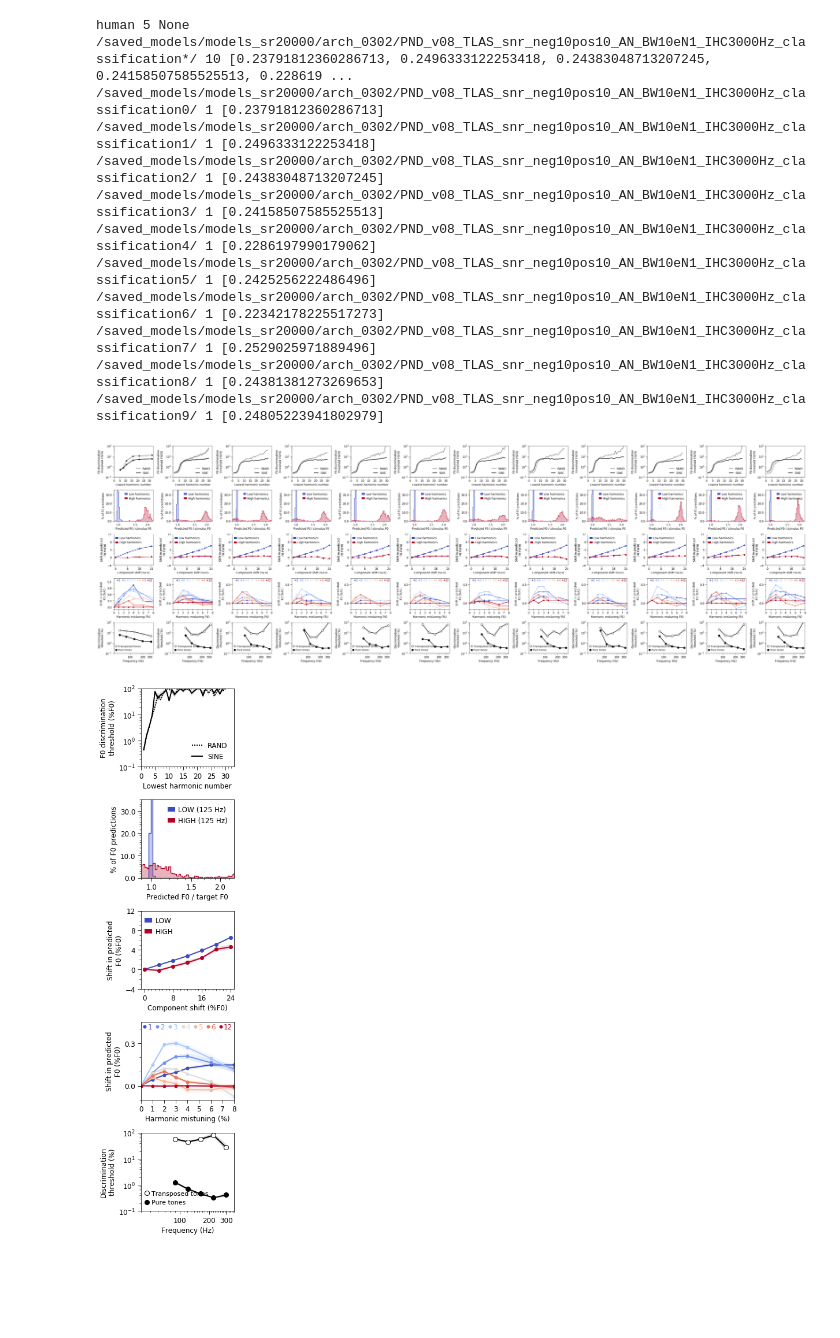
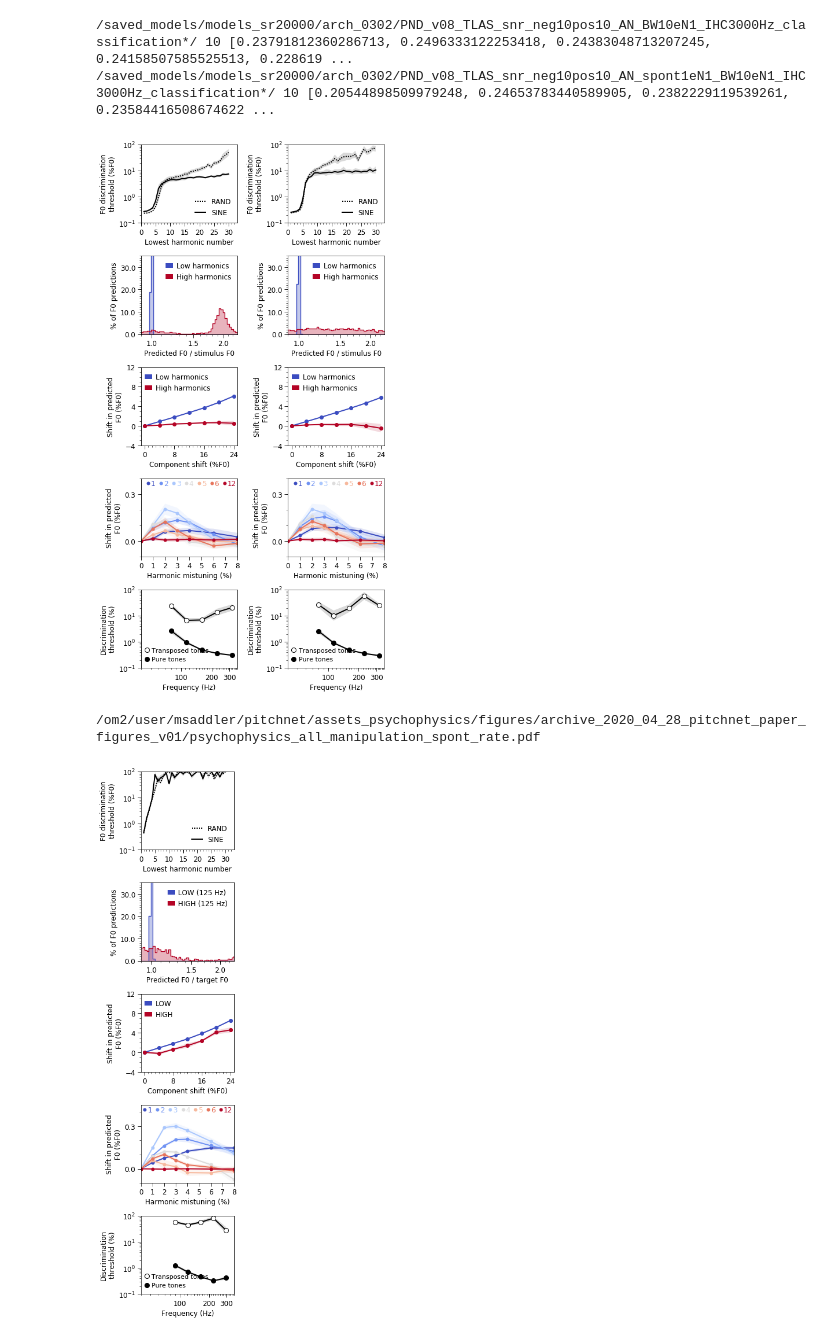
Before and after one commit to msaddler/pitchnet, a Jupyter notebook: assets_psychophysics/notebook_figures_poster.ipynb, the cells around one changed output. Cells and saved outputs as stored; diff of their text form; code cells hidden in the pictures; blank space fills up the shorter version.

Commit message:
re-running all psychophysics with max_pct_diff=100/6; regenerating figures

```diff
--- a/assets_psychophysics/notebook_figures_poster.ipynb
+++ b/assets_psychophysics/notebook_figures_poster.ipynb
@@ -85,16 +85,16 @@ list_regex_model_dir = [
 #     '/om/scratch/*/msaddler/pitchnet/saved_models/arch_search_v01_spont070_BW10eN1_IHC3000Hz_IHC7order/arch_*/',
 #     '/om/scratch/*/msaddler/pitchnet/saved_models/arch_search_v01_spont070_BW20eN1_IHC3000Hz_IHC7order/arch_*/',
 
-    '/saved_models/models_sr20000/arch_0302/PND_v08_TLAS_snr_neg10pos10_AN_BW10eN1_IHC3000Hz_classification0/',
-    '/saved_models/models_sr20000/arch_0302/PND_v08_TLAS_snr_neg10pos10_AN_BW10eN1_IHC3000Hz_classification1/',
-    '/saved_models/models_sr20000/arch_0302/PND_v08_TLAS_snr_neg10pos10_AN_BW10eN1_IHC3000Hz_classification2/',
-    '/saved_models/models_sr20000/arch_0302/PND_v08_TLAS_snr_neg10pos10_AN_BW10eN1_IHC3000Hz_classification3/',
-    '/saved_models/models_sr20000/arch_0302/PND_v08_TLAS_snr_neg10pos10_AN_BW10eN1_IHC3000Hz_classification4/',
-    '/saved_models/models_sr20000/arch_0302/PND_v08_TLAS_snr_neg10pos10_AN_BW10eN1_IHC3000Hz_classification5/',
-    '/saved_models/models_sr20000/arch_0302/PND_v08_TLAS_snr_neg10pos10_AN_BW10eN1_IHC3000Hz_classification6/',
-    '/saved_models/models_sr20000/arch_0302/PND_v08_TLAS_snr_neg10pos10_AN_BW10eN1_IHC3000Hz_classification7/',
-    '/saved_models/models_sr20000/arch_0302/PND_v08_TLAS_snr_neg10pos10_AN_BW10eN1_IHC3000Hz_classification8/',
-    '/saved_models/models_sr20000/arch_0302/PND_v08_TLAS_snr_neg10pos10_AN_BW10eN1_IHC3000Hz_classification9/',
+#     '/saved_models/models_sr20000/arch_0302/PND_v08_TLAS_snr_neg10pos10_AN_BW10eN1_IHC3000Hz_classification0/',
+#     '/saved_models/models_sr20000/arch_0302/PND_v08_TLAS_snr_neg10pos10_AN_BW10eN1_IHC3000Hz_classification1/',
+#     '/saved_models/models_sr20000/arch_0302/PND_v08_TLAS_snr_neg10pos10_AN_BW10eN1_IHC3000Hz_classification2/',
+#     '/saved_models/models_sr20000/arch_0302/PND_v08_TLAS_snr_neg10pos10_AN_BW10eN1_IHC3000Hz_classification3/',
+#     '/saved_models/models_sr20000/arch_0302/PND_v08_TLAS_snr_neg10pos10_AN_BW10eN1_IHC3000Hz_classification4/',
+#     '/saved_models/models_sr20000/arch_0302/PND_v08_TLAS_snr_neg10pos10_AN_BW10eN1_IHC3000Hz_classification5/',
+#     '/saved_models/models_sr20000/arch_0302/PND_v08_TLAS_snr_neg10pos10_AN_BW10eN1_IHC3000Hz_classification6/',
+#     '/saved_models/models_sr20000/arch_0302/PND_v08_TLAS_snr_neg10pos10_AN_BW10eN1_IHC3000Hz_classification7/',
+#     '/saved_models/models_sr20000/arch_0302/PND_v08_TLAS_snr_neg10pos10_AN_BW10eN1_IHC3000Hz_classification8/',
+#     '/saved_models/models_sr20000/arch_0302/PND_v08_TLAS_snr_neg10pos10_AN_BW10eN1_IHC3000Hz_classification9/',
 
 ]
 
@@ -164,18 +164,8 @@ for regex_model_dir in list_regex_model_dir:
     list_dict_results_dicts.append(dict_results_dicts)
     print(regex_model_dir, len(list_model_dir), list_valid_metric)
 # %% [output]
-human 5 None
 /saved_models/models_sr20000/arch_0302/PND_v08_TLAS_snr_neg10pos10_AN_BW10eN1_IHC3000Hz_classification*/ 10 [0.23791812360286713, 0.2496333122253418, 0.24383048713207245, 0.24158507585525513, 0.228619 ...
-/saved_models/models_sr20000/arch_0302/PND_v08_TLAS_snr_neg10pos10_AN_BW10eN1_IHC3000Hz_classification0/ 1 [0.23791812360286713]
-/saved_models/models_sr20000/arch_0302/PND_v08_TLAS_snr_neg10pos10_AN_BW10eN1_IHC3000Hz_classification1/ 1 [0.2496333122253418]
-/saved_models/models_sr20000/arch_0302/PND_v08_TLAS_snr_neg10pos10_AN_BW10eN1_IHC3000Hz_classification2/ 1 [0.24383048713207245]
-/saved_models/models_sr20000/arch_0302/PND_v08_TLAS_snr_neg10pos10_AN_BW10eN1_IHC3000Hz_classification3/ 1 [0.24158507585525513]
-/saved_models/models_sr20000/arch_0302/PND_v08_TLAS_snr_neg10pos10_AN_BW10eN1_IHC3000Hz_classification4/ 1 [0.2286197990179062]
-/saved_models/models_sr20000/arch_0302/PND_v08_TLAS_snr_neg10pos10_AN_BW10eN1_IHC3000Hz_classification5/ 1 [0.2425256222486496]
-/saved_models/models_sr20000/arch_0302/PND_v08_TLAS_snr_neg10pos10_AN_BW10eN1_IHC3000Hz_classification6/ 1 [0.22342178225517273]
-/saved_models/models_sr20000/arch_0302/PND_v08_TLAS_snr_neg10pos10_AN_BW10eN1_IHC3000Hz_classification7/ 1 [0.2529025971889496]
-/saved_models/models_sr20000/arch_0302/PND_v08_TLAS_snr_neg10pos10_AN_BW10eN1_IHC3000Hz_classification8/ 1 [0.24381381273269653]
-/saved_models/models_sr20000/arch_0302/PND_v08_TLAS_snr_neg10pos10_AN_BW10eN1_IHC3000Hz_classification9/ 1 [0.24805223941802979]
+/saved_models/models_sr20000/arch_0302/PND_v08_TLAS_snr_neg10pos10_AN_spont1eN1_BW10eN1_IHC3000Hz_classification*/ 10 [0.20544898509979248, 0.24653783440589905, 0.2382229119539261, 0.23584416508674622 ...
 # %%
 importlib.reload(util_figures)
 importlib.reload(util_figures_psychophysics)
@@ -202,42 +192,43 @@ experiment_keys = [
 
 NROWS = len(experiment_keys)
 NCOLS = len(list_dict_results_dicts)
 figsize = (4*NCOLS*0.9, 3*NROWS*0.9)
 gridspec_kw = {}
 fig, ax = plt.subplots(nrows=NROWS, ncols=NCOLS, figsize=figsize, gridspec_kw=gridspec_kw)
 ax = ax.reshape([NROWS, NCOLS])
 
 for c_idx, (dict_results_dicts, list_model_dir) in enumerate(zip(list_dict_results_dicts, list_list_model_dir)):
     for r_idx, key in enumerate(experiment_keys):
         results_dict_input = dict_results_dicts[key]
         plot_fcn = experiment_to_plot_fcn_map[key]
         # Specify kwargs for all psychophysics subplots
         kwargs = {
             'include_yerr': True,
         }
         # Modify kwargs for special cases
         if (isinstance(list_model_dir, str)) and (list_model_dir == 'HUMAN'):
             kwargs['include_yerr'] = False
         plot_fcn(ax[r_idx, c_idx], results_dict_input, **kwargs)
 
 plt.tight_layout()
 plt.show()
 
-# save_dir = '/om2/user/msaddler/pitchnet/assets_psychophysics/figures/archive_2020_04_28_pitchnet_paper_figures_v01/'
+save_dir = '/om2/user/msaddler/pitchnet/assets_psychophysics/figures/archive_2020_04_28_pitchnet_paper_figures_v01/'
 # save_fn = os.path.join(save_dir, 'psychophysics_all_HUMANS_and_arch0302.pdf')
-# # save_fn = os.path.join(save_dir, 'psychophysics_all_manipulation_sound_statistics_SNR.pdf')
-# # save_fn = os.path.join(save_dir, 'psychophysics_all_manipulation_sound_statistics_training_stimuli.pdf')
-# # save_fn = os.path.join(save_dir, 'psychophysics_all_manipulation_IHClowpass.pdf')
-# # save_fn = os.path.join(save_dir, 'psychophysics_all_manipulation_IHClowpass_rep10archs.pdf')
-# # save_fn = os.path.join(save_dir, 'psychophysics_all_manipulation_cochFilterBWs.pdf')
-# # save_fn = os.path.join(save_dir, 'psychophysics_all_manipulation_cochFilterBWs_rep10archs.pdf')
-# # save_fn = os.path.join(save_dir, 'psychophysics_all_manipulation_spont_rate.pdf')
+# save_fn = os.path.join(save_dir, 'psychophysics_all_manipulation_sound_statistics_SNR.pdf')
+# save_fn = os.path.join(save_dir, 'psychophysics_all_manipulation_sound_statistics_training_stimuli.pdf')
+# save_fn = os.path.join(save_dir, 'psychophysics_all_manipulation_IHClowpass.pdf')
+# save_fn = os.path.join(save_dir, 'psychophysics_all_manipulation_IHClowpass_rep10archs.pdf')
+# save_fn = os.path.join(save_dir, 'psychophysics_all_manipulation_cochFilterBWs.pdf')
+# save_fn = os.path.join(save_dir, 'psychophysics_all_manipulation_cochFilterBWs_rep10archs.pdf')
+# save_fn = os.path.join(save_dir, 'psychophysics_all_manipulation_spont_rate.pdf')
 # fig.savefig(save_fn, bbox_inches='tight', pad_inches=0)
 # print(save_fn)
 
 # fig.savefig('tmp.pdf', bbox_inches='tight', pad_inches=0)
 # %% [output]
-[figure, old version]
+[figure, new version]
+/om2/user/msaddler/pitchnet/assets_psychophysics/figures/archive_2020_04_28_pitchnet_paper_figures_v01/psychophysics_all_manipulation_spont_rate.pdf
 # %%
 # for r in range(ax.shape[0]):
 #     for c in range(ax.shape[1]):
```
Also changed, not shown: parts of 5 cells of this notebook, 6 other files.
